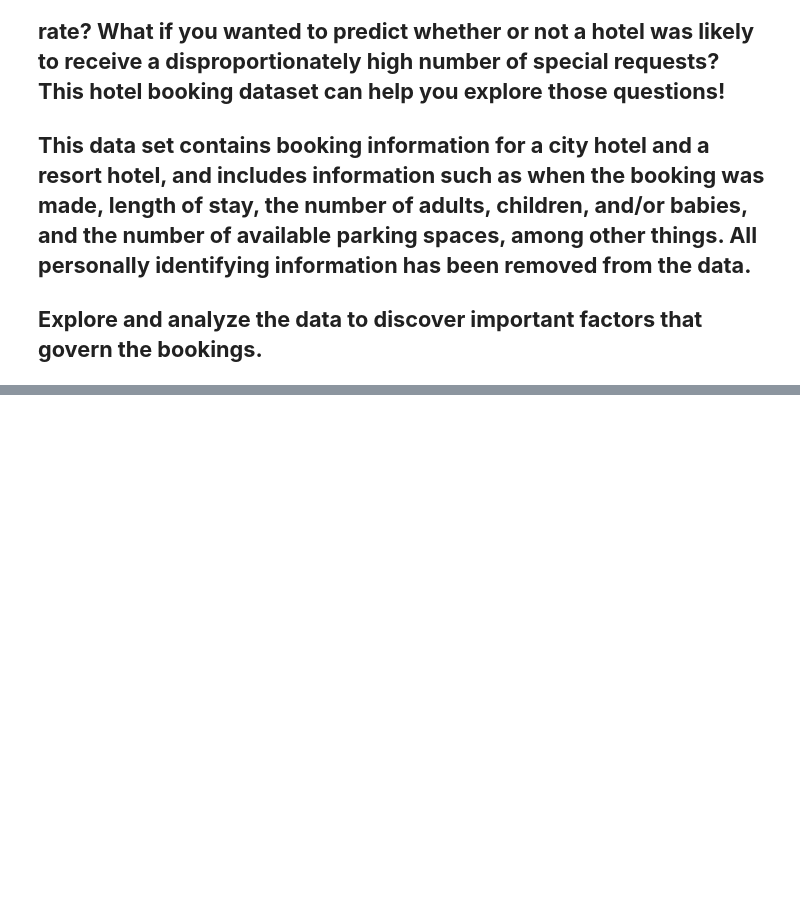
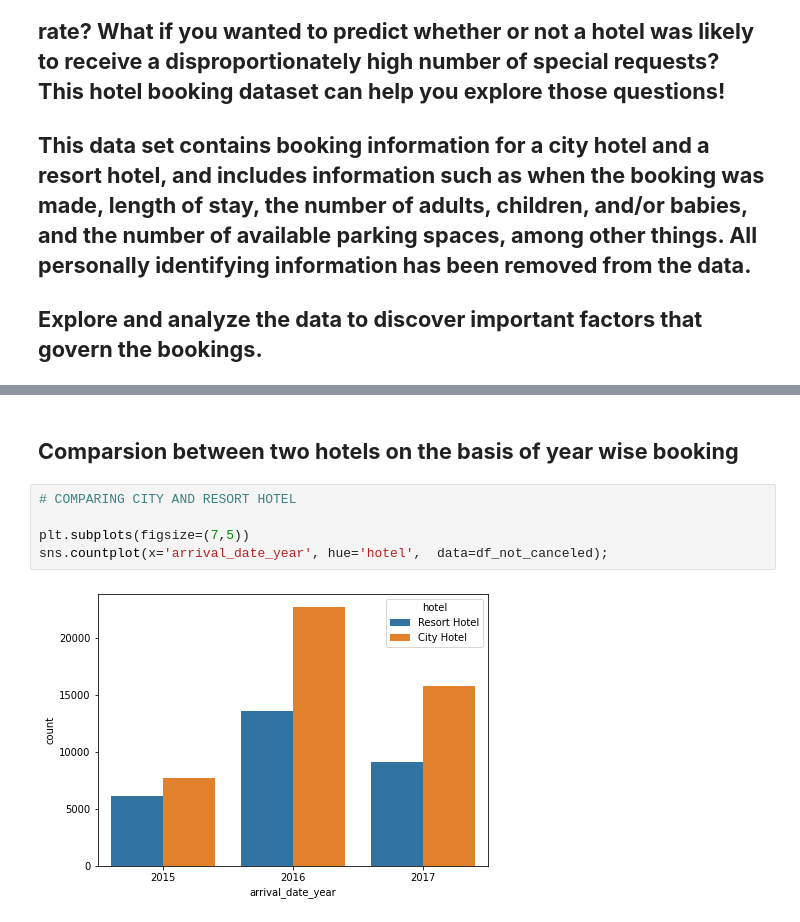
Before and after one commit to Minazuddin37/hotel-booking-analysis, a Jupyter notebook: Hotel_Booking_Analysis_Capstone_Project.ipynb, the cells around one changed output, grey strips where cells are left out. Saved outputs shown, nothing was run; the diff lists cells and outputs as text; blank space fills up the shorter version.

```diff
--- a/Hotel_Booking_Analysis_Capstone_Project.ipynb
+++ b/Hotel_Booking_Analysis_Capstone_Project.ipynb
@@ -145,0 +220,9 @@ NameError: ignored
+# %% [markdown]
+## **Comparsion between two hotels on the basis of year wise booking**
+# %%
+# COMPARING CITY AND RESORT HOTEL
+
+plt.subplots(figsize=(7,5))
+sns.countplot(x='arrival_date_year', hue='hotel',  data=df_not_canceled);
+# %% [output]
+[figure, added]
```
Also changed, not shown: parts of 77 cells of this notebook.
